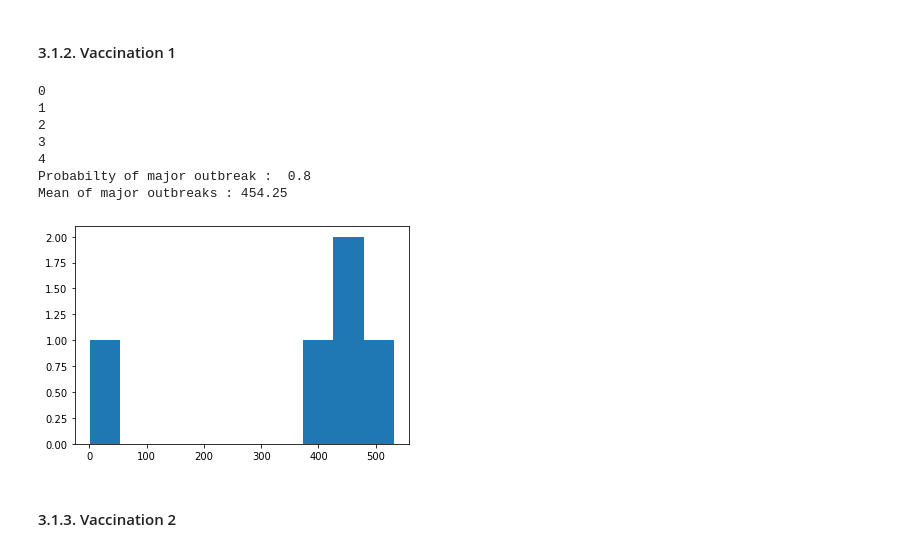
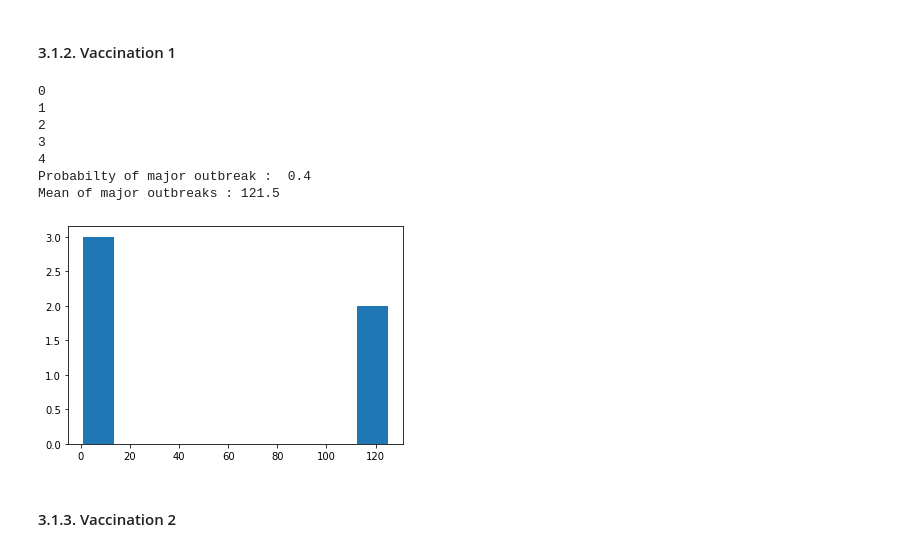
Before and after one commit to Raelag0112/Epidemio, a Jupyter notebook: Epidémio.ipynb, the cells around one changed output. Saved outputs shown, nothing was run; the diff lists cells and outputs as text; code cells hidden in the pictures.

```diff
--- a/Epidémio.ipynb
+++ b/Epidémio.ipynb
@@ -468,16 +470,16 @@ Mean of major outbreaks : 771.5
 # %% [markdown]
 #### 3.1.2. Vaccination 1 ####
 # %%
-simul(distrib="HT", scenario="V1", theta=1)
+simul(distrib="HT", scenario="V1")
 # %% [output]
 0
 1
 2
 3
 4
-Probabilty of major outbreak :  0.8
-Mean of major outbreaks : 454.25
+Probabilty of major outbreak :  0.4
+Mean of major outbreaks : 121.5
-[figure, old version]
+[figure, new version]
 # %% [markdown]
 #### 3.1.3. Vaccination 2 ####
 # %%
```
Also changed, not shown: parts of 14 cells of this notebook.
